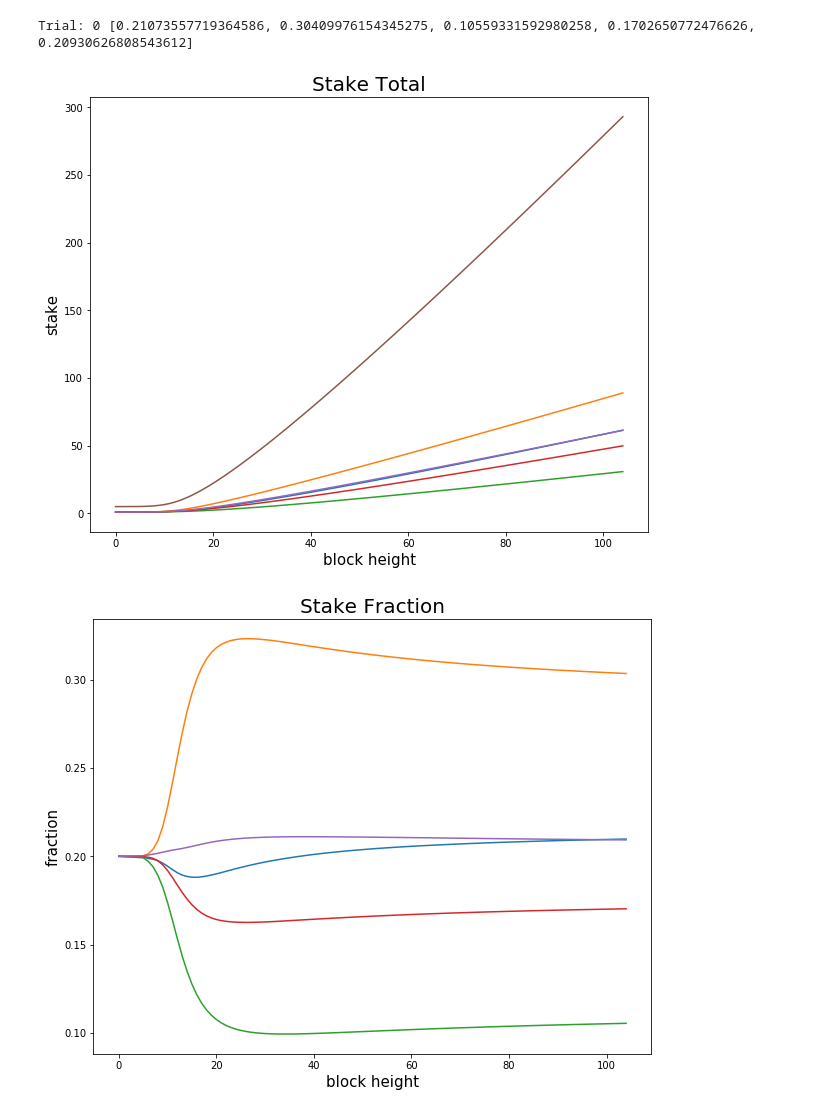
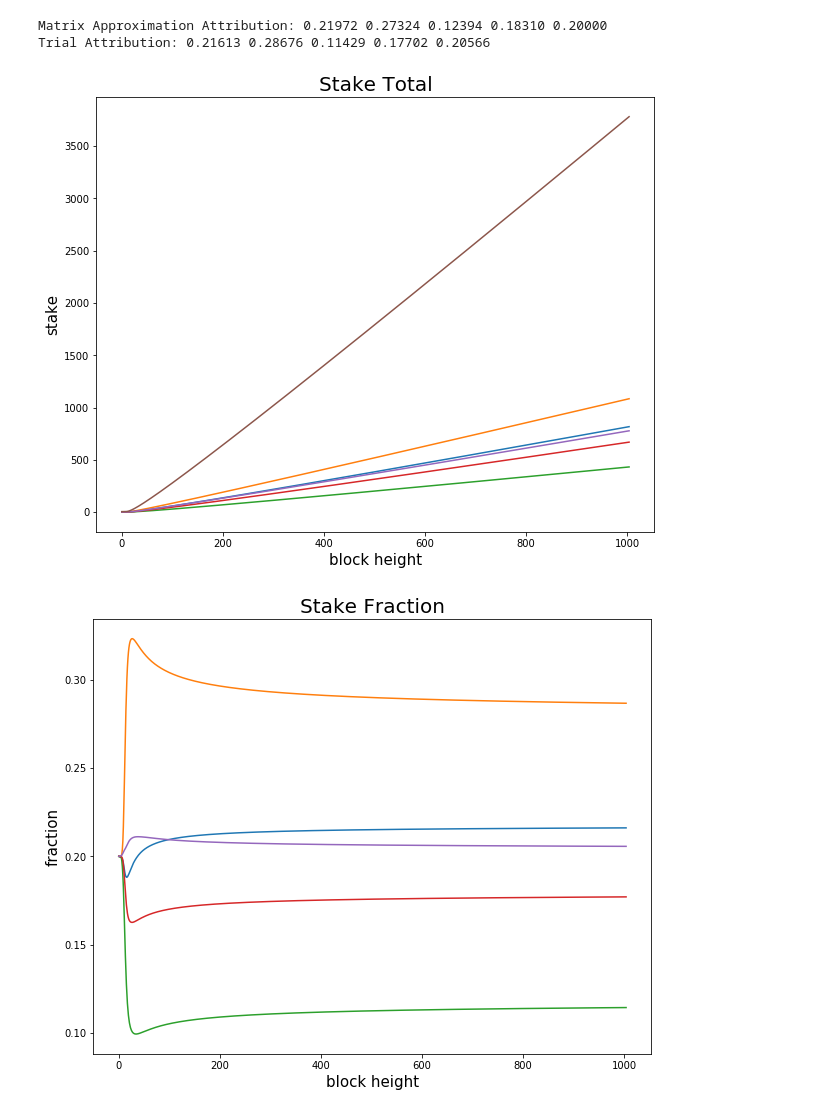
Before and after one commit to unconst/BitTensor, a Jupyter notebook: Emission testing.ipynb, the cells around one changed output. Drawn from its saved outputs; the diff is of its cells as text; code cells hidden in the pictures.

Commit message:
matrix approximation equivalent calculation;

```diff
--- a/Emission testing.ipynb
+++ b/Emission testing.ipynb
@@ -178,26 +110,6 @@ class Bittensor:
 # %%
-# # Out-loop weights.
-# M = np.array([[0,     0.1,   0.3,   0.1,     0],
-#               [0.1,   0,     0,     0.1,     0],
-#               [0.1,   0.1,   0,     0.1,     0],
-#               [0.2,   0,     0.3,     0,     0.5],
-#               [0,     0.1,   0,     0.1,     0]])
 
-
-# # In-loop weights.
-# N = np.array([0.6,
-#               0.7,
-#               0.4,
-#               0.6,
-#               0.5])
-
-
-# edges = {'a': list(zip(['a', 'b', 'c', 'd'], [0.6, 0.1, 0.1, 0.2])),
-#          'b': list(zip(['b', 'a', 'c', 'e'], [0.7, 0.1, 0.1, 0.1])),
-#          'c': list(zip(['c', 'a', 'd'], [0.4, 0.3, 0.3])),
-#          'd': list(zip(['d', 'a', 'b', 'c', 'e'], [0.6, 0.1, 0.1, 0.1, 0.1])),
-#          'e': list(zip(['e', 'd'], [0.5, 0.5]))
-# }
+nodes = ['a', 'b', 'c', 'd', 'e']
 
 edges = {'a': list(zip(['a', 'b', 'c', 'd'], [0.6, 0.1, 0.1, 0.2])),
          'b': list(zip(['b'], [1.0])),
@@ -205,11 +117,15 @@ edges = {'a': list(zip(['a', 'b', 'c', 'd'], [0.6, 0.1, 0.1, 0.2])),
          'd': list(zip(['d', 'a', 'b', 'c'], [0.5, 0.2, 0.1, 0.2])),
          'e': list(zip(['e'], [1.0]))
 }
+print ('Matrix Approximation Attribution:', str_arr(matrix_approximation(nodes, edges)))
+
 
 # [trial] --> {id} --> ([block num], [stake])
 data = []
 
-for j in range(1):
+trials = 1
+blocks = 1000
+for j in range(trials):
 
     data.append(
         {
@@ -223,59 +139,47 @@ for j in range(1):
     )
 
     b = Bittensor()
-    for k in ['a', 'b', 'c', 'd', 'e']:
+    for k in nodes:
         b.subscribe(k)
 
-    for k in ['a', 'b', 'c', 'd', 'e']:
+    for k in nodes:
         b.emit(k, edges[k], inc_height = False)
 
-    for i in range(100):
-        for k in ['a','b','c','d']:
+    for i in range(blocks):
+        for k in nodes:
             b.emit(k, edges[k], inc_height = False)
             data[j][k][1].append(b.stake[k])
             data[j][k][0].append(b.block_height)
-
-        b.emit('e', edges['e'], inc_height = True)
-        data[j]['e'][1].append(b.stake['e'])
-        data[j]['e'][0].append(b.block_height-1)
-
         data[j]['total'][1].append(b.total)
-        data[j]['total'][0].append(b.block_height-1)
-
-
-    print ('Trial:', j, [v / sum(list(b.stake.values())) for v in list(b.stake.values())])
+        data[j]['total'][0].append(b.block_height)
+        b.block_height += 1
 
 
 import matplotlib.pyplot as plt
-
 for trial in data:
 
     # plot total stake.
     plt.figure(figsize=(10,8))
     plt.title('Stake Total', fontsize=20)
     plt.xlabel('block height', fontsize=15)
     plt.ylabel('stake', fontsize=15)
-    plt.plot(trial['a'][0], trial['a'][1])
-    plt.plot(trial['b'][0], trial['b'][1])
-    plt.plot(trial['c'][0], trial['c'][1])
-    plt.plot(trial['d'][0], trial['d'][1])
-    plt.plot(trial['e'][0], trial['e'][1])
+    for k in nodes:
+        plt.plot(trial[k][0], trial[k][1])
     plt.plot(trial['total'][0], trial['total'][1])
 
     # plot stake fraction.
     plt.figure(figsize=(10,8))
     plt.title('Stake Fraction', fontsize=20)
     plt.xlabel('block height', fontsize=15)
     plt.ylabel('fraction', fontsize=15)
+    for k in nodes:
+        plt.plot(trial[k][0], [a/b for a,b in list(zip(trial[k][1], trial['total'][1]))])
 
-    plt.plot(trial['a'][0], [a/b for a,b in list(zip(trial['a'][1], trial['total'][1]))])
-    plt.plot(trial['b'][0], [a/b for a,b in list(zip(trial['b'][1], trial['total'][1]))])
-    plt.plot(trial['c'][0], [a/b for a,b in list(zip(trial['c'][1], trial['total'][1]))])
-    plt.plot(trial['d'][0], [a/b for a,b in list(zip(trial['d'][1], trial['total'][1]))])
-    plt.plot(trial['e'][0], [a/b for a,b in list(zip(trial['e'][1], trial['total'][1]))])
+    print ('Trial Attribution:', str_arr([trial[k][1][-1]/trial['total'][1][-1] for k in nodes]))
 
     break
 # %% [output]
-Trial: 0 [0.21073557719364586, 0.30409976154345275, 0.10559331592980258, 0.1702650772476626, 0.20930626808543612]
+Matrix Approximation Attribution: 0.21972 0.27324 0.12394 0.18310 0.20000
+Trial Attribution: 0.21613 0.28676 0.11429 0.17702 0.20566
-[figure, old version]
+[figure, new version]
-[figure, old version]
+[figure, new version]
```
Also changed, not shown: parts of 2 cells of this notebook.
